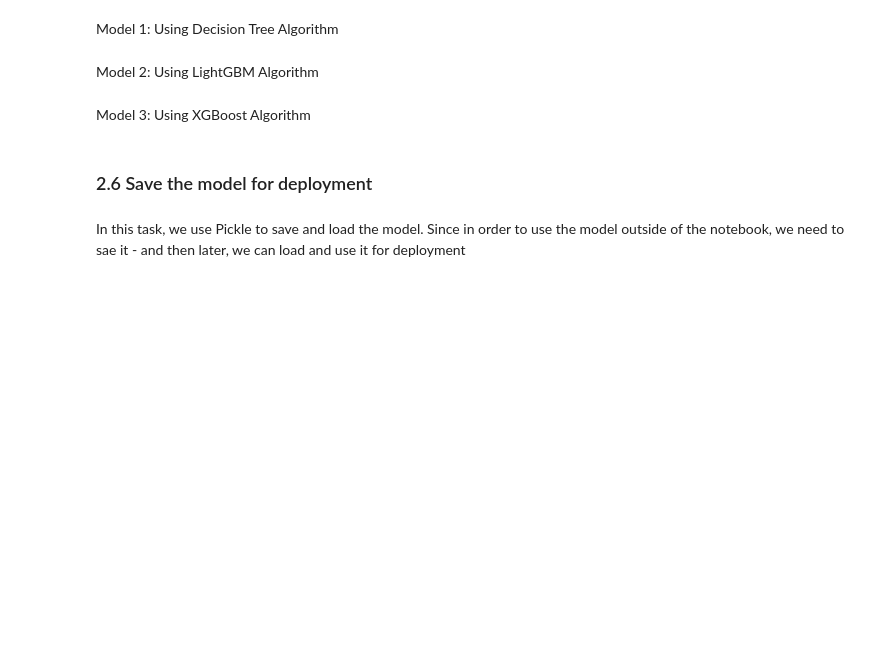
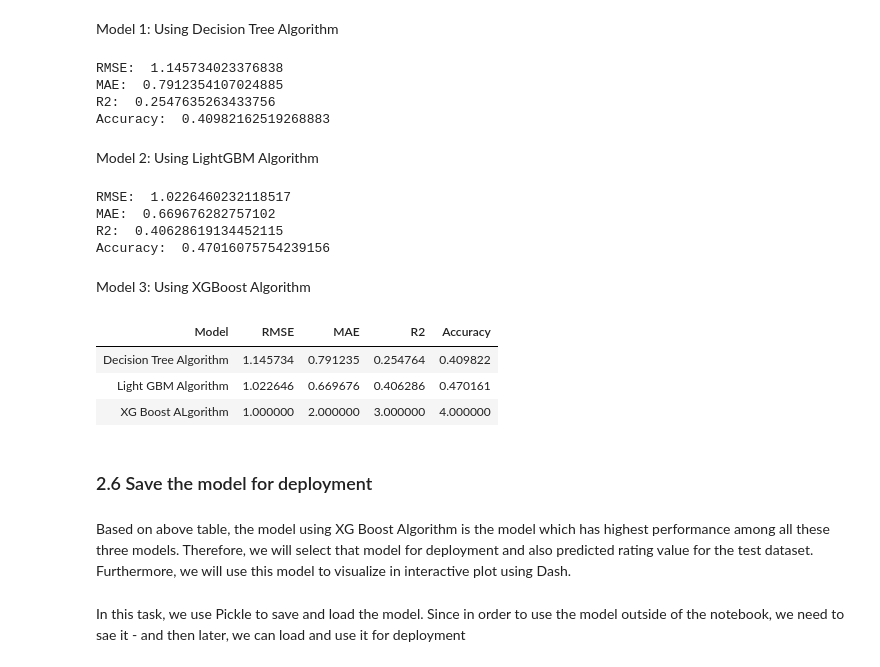
Before and after one commit to s3822042/asm3_pds, a Jupyter notebook: assignment3.ipynb, the cells around one changed output. Cells and saved outputs as stored; diff of their text form; code cells hidden in the pictures; blank space fills up the shorter version.

```diff
--- a/assignment3.ipynb
+++ b/assignment3.ipynb
@@ -293,8 +299,3 @@ df_updated['overview'] = df_updated['overview'].apply(lambda x: remove_stopwords
 Create original data frame by copying exising dataframe before doing categorical encoding
 # %%
 df_raw = df_updated.copy()
-# %%
-df_updated['release_date'] = pd.to_datetime(df_updated['release_date'], format='%Y-%m-%d')
-# %%
-import datetime as dt
-df_updated['year'] = df_updated['release_date'].dt.year
@@ -797,5 +826,5 @@ DT_searchCV.best_estimator_
 # %%
-dt = DecisionTreeClassifier(max_depth=15, max_features='auto', min_samples_split=4)
+dt = DecisionTreeClassifier(max_depth=15, max_features='auto', random_state=42)
 dt.fit(X_train, y_train)
 y_predict_dt = dt.predict(X_test)
 # %% [markdown]
@@ -815,10 +860,11 @@ LGBM_searchCV.best_params_
 # %%
 lgbm_params = {
- 'reg_alpha': 0,
- 'num_leaves': 40,
+'reg_alpha': 0.03,
+ 'num_leaves': 20,
  'min_child_samples': 15,
- 'max_depth': 20,
- 'learning_rate': 0.05
+ 'max_depth': 5,
+ 'learning_rate': 0.05,
+ 'random_state':42
  }
 # %%
 #set optimal parameters
@@ -862,6 +920,11 @@ print('RMSE: ', dt_rmse)
 print('MAE: ', dt_mae)
 print('R2: ', dt_r2)
 print('Accuracy: ', dt_accuracy)
+# %% [output]
+RMSE:  1.145734023376838
+MAE:  0.7912354107024885
+R2:  0.2547635263433756
+Accuracy:  0.40982162519268883
 # %% [markdown]
 Model 2: Using LightGBM Algorithm
 # %%
@@ -874,6 +937,11 @@ print('RMSE: ', lgbm_rmse)
 print('MAE: ', lgbm_mae)
 print('R2: ', lgbm_r2)
 print('Accuracy: ', lgbm_accuracy)
+# %% [output]
+RMSE:  1.0226460232118517
+MAE:  0.669676282757102
+R2:  0.40628619134452115
+Accuracy:  0.47016075754239156
 # %% [markdown]
 Model 3: Using XGBoost Algorithm
 # %%
@@ -886,7 +954,24 @@ print('RMSE: ', xgbr_rmse)
 print('MAE: ', xgbr_mae)
 print('R2: ', xgbr_r2)
 print('Accuracy: ', xgbr_accuracy)
+# %%
+model_metric = {
+    'Model': ['Decision Tree Algorithm', 'Light GBM Algorithm', 'XG Boost ALgorithm'],
+    'RMSE': [dt_rmse,lgbm_rmse , 1],
+    'MAE': [dt_mae, lgbm_mae, 2],
+    'R2': [dt_r2, lgbm_r2, 3],
+    'Accuracy': [dt_accuracy,lgbm_accuracy,4]
+}
+model_df = pd.DataFrame(data = model_metric)
+model_df.style.background_gradient().hide_index()
+# %% [output]
+| Model | RMSE | MAE | R2 | Accuracy |
+| Decision Tree Algorithm | 1.145734 | 0.791235 | 0.254764 | 0.409822 |
+| Light GBM Algorithm | 1.022646 | 0.669676 | 0.406286 | 0.470161 |
+| XG Boost ALgorithm | 1.000000 | 2.000000 | 3.000000 | 4.000000 |
 # %% [markdown]
 ### 2.6 Save the model for deployment
+# %% [markdown]
+Based on above table, the model using XG Boost Algorithm is the model which has highest performance among all these three models. Therefore, we will select that model for deployment and also predicted rating value for the test dataset. Furthermore, we will use this model to visualize in interactive plot using Dash.
 # %% [markdown]
 In this task, we use Pickle to save and load the model. Since in order to use the model outside of the notebook, we need to sae it - and then later, we can load and use it for deployment
```
Also changed, not shown: parts of 19 cells of this notebook, 5 other files.
